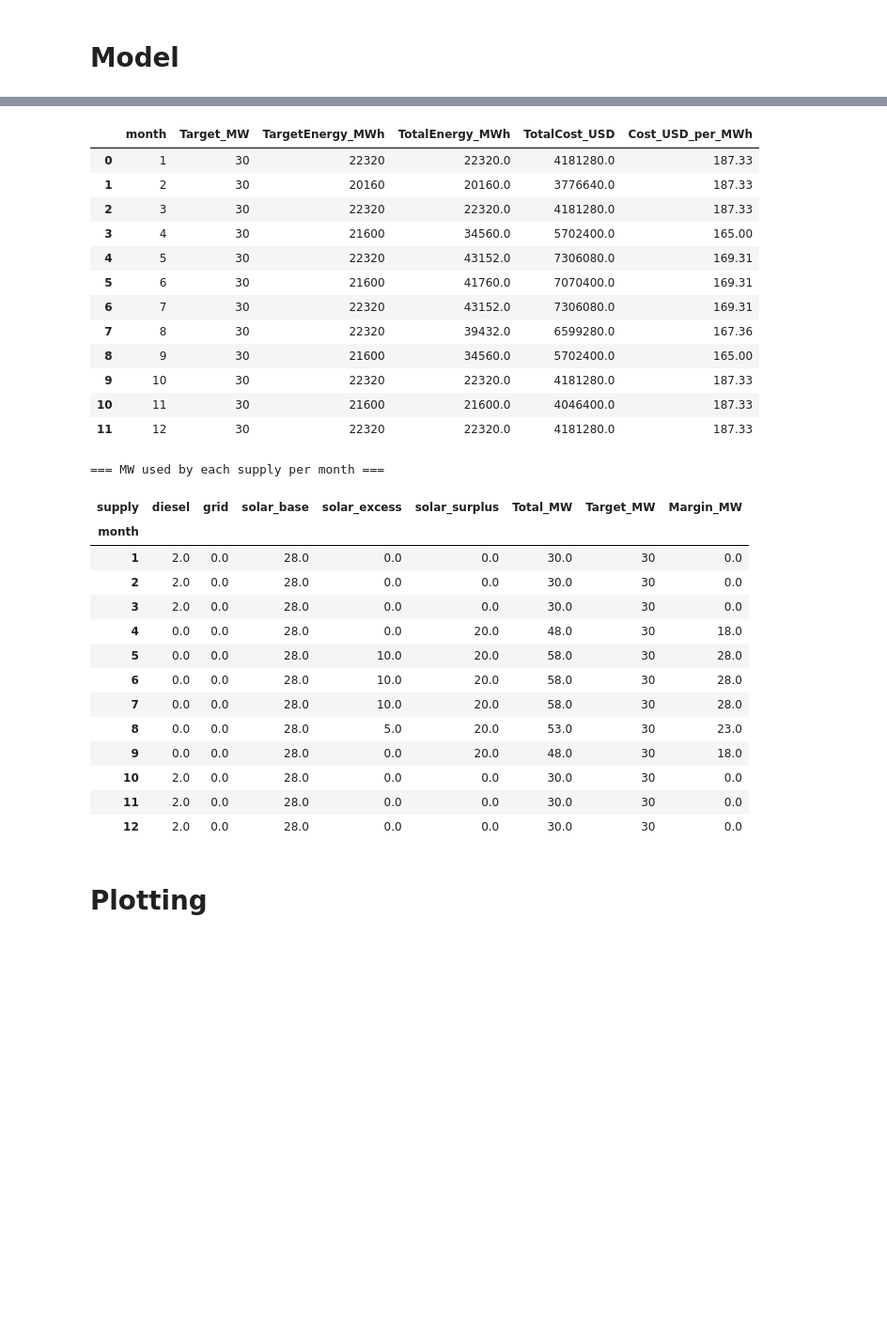
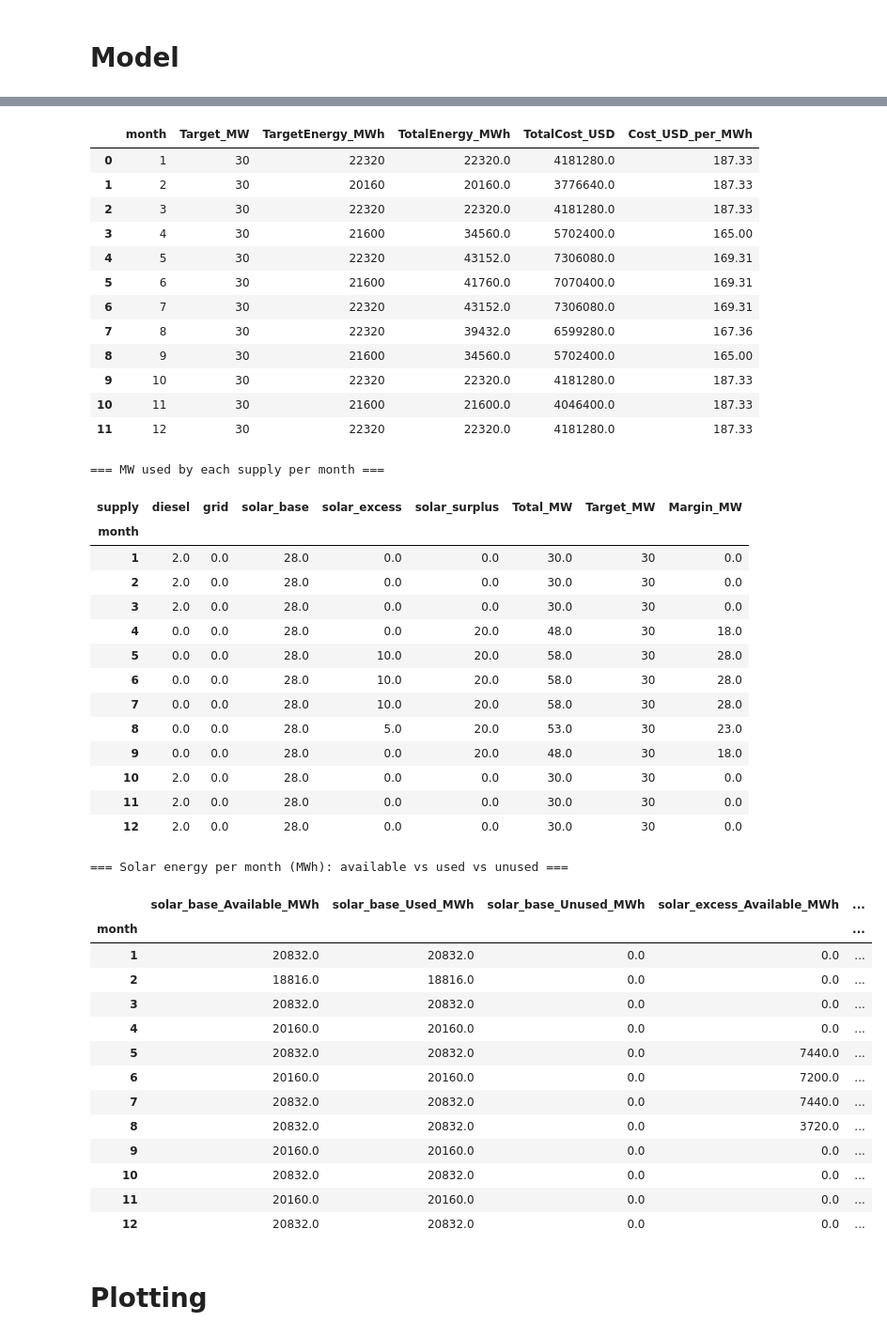
Before and after one commit to Mufika/OptimisingAndTradingSolarPower, a Jupyter notebook: archive/notebook_old.ipynb, the cells around one changed output, grey strips where cells are left out. Shown at 94% size. Cells and saved outputs as stored; diff of their text form; code cells hidden in the pictures; blank space fills up the shorter version.

Commit message:
Update notebook reporting for generated vs used and plots

```diff
--- a/archive/notebook_old.ipynb
+++ b/archive/notebook_old.ipynb
@@ -225,5 +227,5 @@ Total cost (USD): 64234800.0
 # %%
-# Cell 5 — Overall cost of energy (USD/MWh) + MW by supply (tables)
+# Cell 4 — Overall cost of energy (USD/MWh) + MW by supply (tables)
 # Run AFTER Cell 3
 
 import pandas as pd
@@ -285,7 +287,7 @@ mw_by_supply = (
         aggfunc="sum"
     )
     .fillna(0)
-    .round(2)
+    .round(0)
 )
 
 # Add totals and target for reference
@@ -295,36 +297,94 @@ mw_by_supply["Margin_MW"] = mw_by_supply["Total_MW"] - mw_by_supply["Target_MW"]
 
 print("=== MW used by each supply per month ===")
 display(mw_by_supply)
+
+
+# ============================================================================
+# Table 3 — Solar energy: available vs used vs unused (curtailed) per month (MWh)
+# ============================================================================
+# Available solar is computed from the configured monthly capacities (Val) times
+# hours in month (H). Used solar comes from the dispatch result df.
+
+solar_supplies = [s for s in ["solar_base", "solar_excess", "solar_surplus"] if s in supplies]
+months_index = pd.Index(sorted(months), name="month")
+
+# Available solar energy (MWh) per month (per supply)
+solar_available_mwh = pd.DataFrame(
+    {s: pd.Series({m: Val[s][m] * H[m] for m in months}, name=s) for s in solar_supplies}
+).reindex(months_index).fillna(0)
+
+# Used solar energy (MWh) per month (per supply) from the dispatch result df
+solar_used_mwh = (
+    df[df["supply"].isin(solar_supplies)]
+    .pivot_table(index="month", columns="supply", values="Energy_MWh", aggfunc="sum")
+    .reindex(months_index)
+    .fillna(0)
+)
+
+# Unused (curtailed) solar energy (MWh)
+solar_unused_mwh = (solar_available_mwh - solar_used_mwh).clip(lower=0)
+
+# Build a single wide table: Available / Used / Unused per supply
+solar_energy_table = pd.DataFrame(index=months_index)
+
+for s in solar_supplies:
+    solar_energy_table[f"{s}_Available_MWh"] = solar_available_mwh[s]
+    solar_energy_table[f"{s}_Used_MWh"] = solar_used_mwh[s]
+    solar_energy_table[f"{s}_Unused_MWh"] = solar_unused_mwh[s]
+
+solar_energy_table["Total_Solar_Available_MWh"] = solar_available_mwh.sum(axis=1)
+solar_energy_table["Total_Solar_Used_MWh"] = solar_used_mwh.sum(axis=1)
+solar_energy_table["Total_Solar_Unused_MWh"] = solar_unused_mwh.sum(axis=1)
+
+solar_energy_table = solar_energy_table.round(2)
+
+print("=== Solar energy per month (MWh): available vs used vs unused ===")
+display(solar_energy_table)
 # %% [output]
 === Overall blended cost of energy (USD/MWh) ===
 |  | month | Target_MW | TargetEnergy_MWh | TotalEnergy_MWh | TotalCost_USD | Cost_USD_per_MWh |
 | 0 | 1 | 30 | 22320 | 22320.0 | 4181280.0 | 187.33 |
 | 1 | 2 | 30 | 20160 | 20160.0 | 3776640.0 | 187.33 |
 | 2 | 3 | 30 | 22320 | 22320.0 | 4181280.0 | 187.33 |
 | 3 | 4 | 30 | 21600 | 34560.0 | 5702400.0 | 165.00 |
 | 4 | 5 | 30 | 22320 | 43152.0 | 7306080.0 | 169.31 |
 | 5 | 6 | 30 | 21600 | 41760.0 | 7070400.0 | 169.31 |
 | 6 | 7 | 30 | 22320 | 43152.0 | 7306080.0 | 169.31 |
 | 7 | 8 | 30 | 22320 | 39432.0 | 6599280.0 | 167.36 |
 | 8 | 9 | 30 | 21600 | 34560.0 | 5702400.0 | 165.00 |
 | 9 | 10 | 30 | 22320 | 22320.0 | 4181280.0 | 187.33 |
 | 10 | 11 | 30 | 21600 | 21600.0 | 4046400.0 | 187.33 |
 | 11 | 12 | 30 | 22320 | 22320.0 | 4181280.0 | 187.33 |
 === MW used by each supply per month ===
 | supply | diesel | grid | solar_base | solar_excess | solar_surplus | Total_MW | Target_MW | Margin_MW |
 | month |  |  |  |  |  |  |  |  |
 | 1 | 2.0 | 0.0 | 28.0 | 0.0 | 0.0 | 30.0 | 30 | 0.0 |
 | 2 | 2.0 | 0.0 | 28.0 | 0.0 | 0.0 | 30.0 | 30 | 0.0 |
 | 3 | 2.0 | 0.0 | 28.0 | 0.0 | 0.0 | 30.0 | 30 | 0.0 |
 | 4 | 0.0 | 0.0 | 28.0 | 0.0 | 20.0 | 48.0 | 30 | 18.0 |
 | 5 | 0.0 | 0.0 | 28.0 | 10.0 | 20.0 | 58.0 | 30 | 28.0 |
 | 6 | 0.0 | 0.0 | 28.0 | 10.0 | 20.0 | 58.0 | 30 | 28.0 |
 | 7 | 0.0 | 0.0 | 28.0 | 10.0 | 20.0 | 58.0 | 30 | 28.0 |
 | 8 | 0.0 | 0.0 | 28.0 | 5.0 | 20.0 | 53.0 | 30 | 23.0 |
 | 9 | 0.0 | 0.0 | 28.0 | 0.0 | 20.0 | 48.0 | 30 | 18.0 |
 | 10 | 2.0 | 0.0 | 28.0 | 0.0 | 0.0 | 30.0 | 30 | 0.0 |
 | 11 | 2.0 | 0.0 | 28.0 | 0.0 | 0.0 | 30.0 | 30 | 0.0 |
 | 12 | 2.0 | 0.0 | 28.0 | 0.0 | 0.0 | 30.0 | 30 | 0.0 |
+=== Solar energy per month (MWh): available vs used vs unused ===
+|  | solar_base_Available_MWh | solar_base_Used_MWh | solar_base_Unused_MWh | solar_excess_Available_MWh | ... |
+| month |  |  |  |  | ... |
+| 1 | 20832.0 | 20832.0 | 0.0 | 0.0 | ... |
+| 2 | 18816.0 | 18816.0 | 0.0 | 0.0 | ... |
+| 3 | 20832.0 | 20832.0 | 0.0 | 0.0 | ... |
+| 4 | 20160.0 | 20160.0 | 0.0 | 0.0 | ... |
+| 5 | 20832.0 | 20832.0 | 0.0 | 7440.0 | ... |
+| 6 | 20160.0 | 20160.0 | 0.0 | 7200.0 | ... |
+| 7 | 20832.0 | 20832.0 | 0.0 | 7440.0 | ... |
+| 8 | 20832.0 | 20832.0 | 0.0 | 3720.0 | ... |
+| 9 | 20160.0 | 20160.0 | 0.0 | 0.0 | ... |
+| 10 | 20832.0 | 20832.0 | 0.0 | 0.0 | ... |
+| 11 | 20160.0 | 20160.0 | 0.0 | 0.0 | ... |
+| 12 | 20832.0 | 20832.0 | 0.0 | 0.0 | ... |
 # %% [markdown]
 # Plotting
 # %%
```
Also changed, not shown: parts of 3 cells of this notebook.
